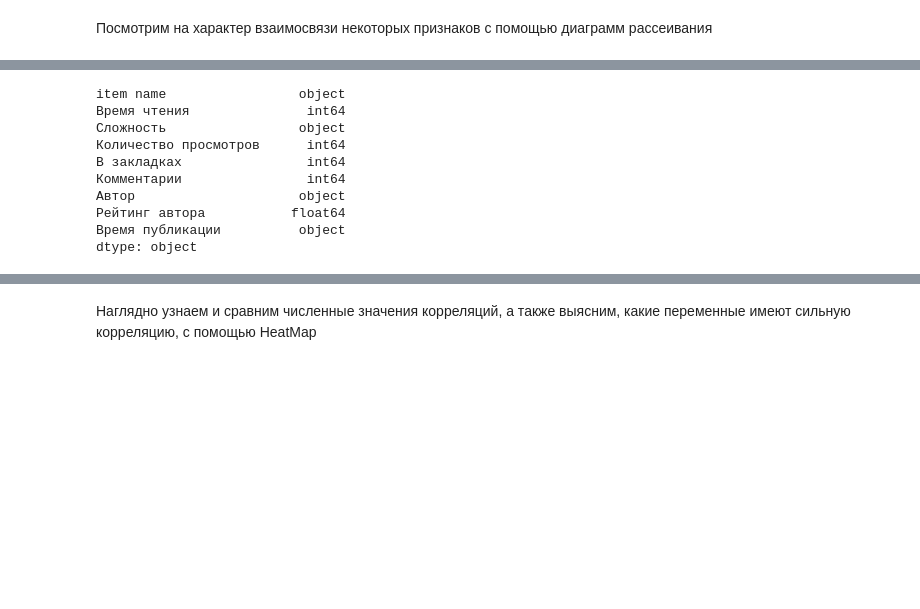
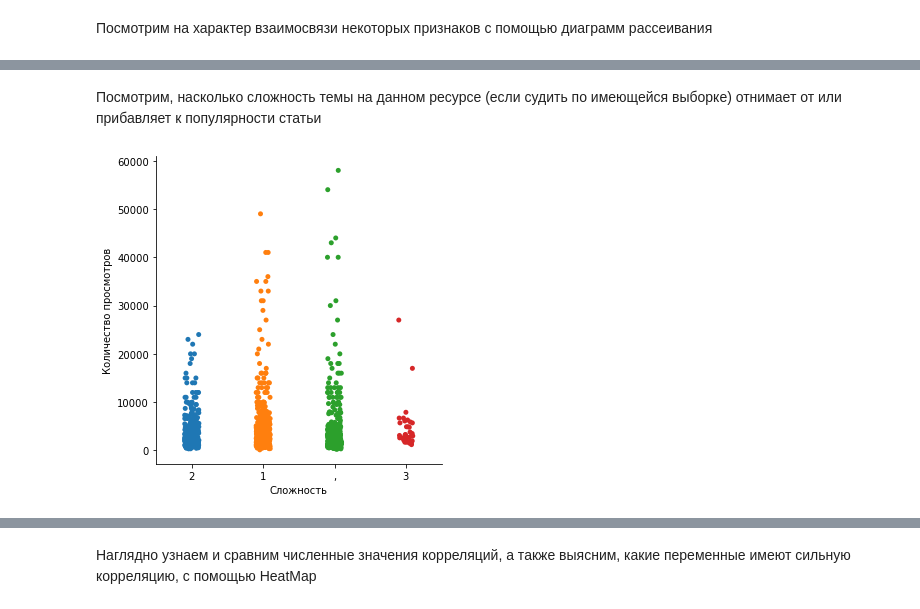
Before and after one commit to IrinaKhrisanfova/genii_pythona, a Jupyter notebook: EDA_vis.ipynb, the cells around one changed output, grey strips where cells are left out. Saved outputs shown, nothing was run; the diff lists cells and outputs as text; code cells hidden in the pictures; blank space fills up the shorter version.

```diff
--- a/EDA_vis.ipynb
+++ b/EDA_vis.ipynb
@@ -192,13 +182,2 @@ plt.show()
-# %%
-df.dtypes
-# %% [output]
-item name                 object
-Время чтения               int64
-Сложность                 object
-Количество просмотров      int64
-В закладках                int64
-Комментарии                int64
-Автор                     object
-Рейтинг автора           float64
-Время публикации          object
-dtype: object
+# %% [markdown]
+Посмотрим, насколько сложность темы на данном ресурсе (если судить по имеющейся выборке) отнимает от или прибавляет к популярности статьи
@@ -204,0 +187,4 @@ dtype: object
+# %%
+sns.catplot(x='Сложность', y='Количество просмотров', data=df[(df['Количество просмотров'] < 60000)]);
+# %% [output]
+[figure, added]
```
Also changed, not shown: parts of 29 cells of this notebook.
